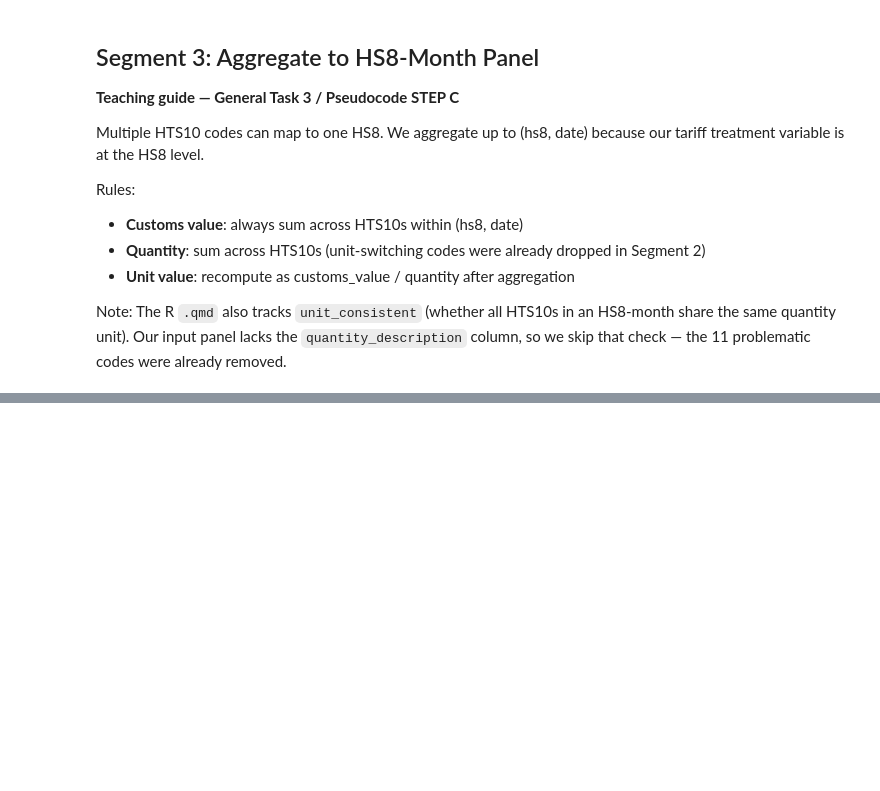
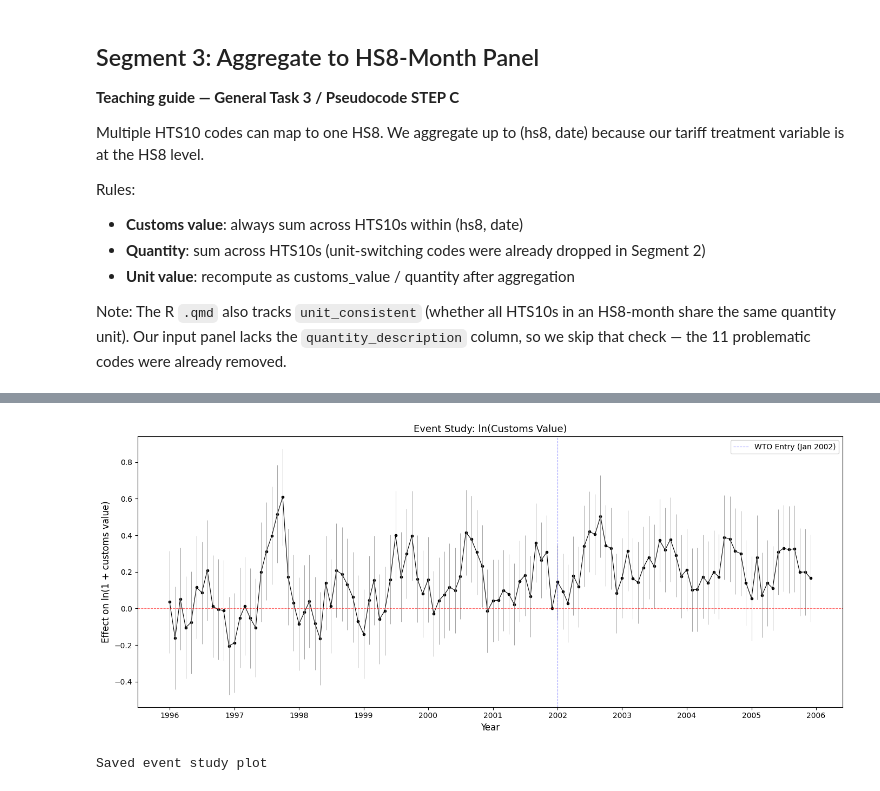
Before and after one commit to uchicago-dss/w26-causal-inference-economics, a Jupyter notebook: Code/build_did_panel.ipynb, the cells around one changed output, grey strips where cells are left out. Saved outputs shown, nothing was run; the diff lists cells and outputs as text; code cells hidden in the pictures; blank space fills up the shorter version.

Commit message:
event_study_ln_customs_value created in python

```diff
--- a/Code/build_did_panel.ipynb
+++ b/Code/build_did_panel.ipynb
@@ -216,0 +247,8 @@ print(f"Rows with missing unit_value: {panel_hs8['unit_value'].isna().sum():,}")
+# %%
+# Load tariff data
+tar = pd.read_stata(tariff_path)
+
+print(f"tar_val.dta shape: {tar.shape}")
+print(f"Columns: {list(tar.columns)}")
+print(f"\nFirst 5 rows:")
+tar.head()
@@ -216,0 +330,9 @@ print(f"Rows with missing unit_value: {panel_hs8['unit_value'].isna().sum():,}")
+# %%
+# Merge gap_pre onto the HS8-month trade panel (left join — keep all trade rows)
+did_panel = panel_hs8.merge(gap_pre_hs8, on="hs8", how="left")
+
+n_matched = did_panel["gap_pre"].notna().sum()
+n_total = len(did_panel)
+print(f"Rows with gap_pre: {n_matched:,} / {n_total:,} ({n_matched/n_total:.1%})")
+print(f"HS8 codes matched: {did_panel.loc[did_panel['gap_pre'].notna(), 'hs8'].nunique():,}")
+print(f"HS8 codes unmatched: {did_panel.loc[did_panel['gap_pre'].isna(), 'hs8'].nunique():,}")
@@ -216,0 +587,56 @@ print(f"Rows with missing unit_value: {panel_hs8['unit_value'].isna().sum():,}")
+# %%
+import matplotlib.pyplot as plt
+
+# Run event study
+es = pf.feols(
+    "ln_customs_value ~ i(event_time, highgap, ref=-1) | hs8 + date",
+    data=did_panel,
+    vcov={"CRV1": "hs8"}
+)
+
+# Extract coefficients — 'Coefficient' is the index
+coef_df = es.tidy().copy()
+coef_df["coef_name"] = coef_df.index
+
+# Extract event_time integer from coefficient names like "...[-72]:highgap"
+coef_df["event_time"] = coef_df["coef_name"].str.extract(r'\[([-\d]+)\]').astype(int)
+coef_df = coef_df.sort_values("event_time")
+
+# Add reference period (event_time = -1) as zero
+ref_row = pd.DataFrame({
+    "event_time": [-1],
+    "Estimate": [0.0],
+    "Std. Error": [0.0],
+    "2.5%": [0.0],
+    "97.5%": [0.0]
+})
+coef_df = pd.concat([coef_df, ref_row], ignore_index=True).sort_values("event_time")
+
+# Convert event_time to approximate calendar dates
+coef_df["cal_date"] = pd.to_datetime("2002-01-01") + coef_df["event_time"].apply(
+    lambda m: pd.DateOffset(months=int(m))
+)
+
+# Plot — matching Vincent's style
+fig, ax = plt.subplots(figsize=(14, 6))
+
+ax.plot(coef_df["cal_date"], coef_df["Estimate"],
+        color="black", marker="o", markersize=3, linewidth=0.8)
+ax.vlines(coef_df["cal_date"], coef_df["2.5%"], coef_df["97.5%"],
+          color="gray", linewidth=0.7, alpha=0.7)
+ax.axhline(y=0, color="red", linestyle="--", linewidth=0.8, alpha=0.6)
+ax.axvline(x=pd.Timestamp("2002-01-01"), color="blue", linestyle="--",
+           linewidth=0.8, alpha=0.4, label="WTO Entry (Jan 2002)")
+
+ax.set_xlabel("Year", fontsize=12)
+ax.set_ylabel("Effect on ln(1 + customs value)", fontsize=12)
+ax.set_title("Event Study: ln(Customs Value)", fontsize=13)
+ax.legend()
+
+fig.tight_layout()
+fig.savefig("../notes/event_study_ln_customs_value_python.png", dpi=150, bbox_inches="tight")
+plt.show()
+print("Saved event study plot")
+# %% [output]
+[figure, added]
+Saved event study plot
```
Also changed, not shown: parts of 16 cells of this notebook, 1 other file.
